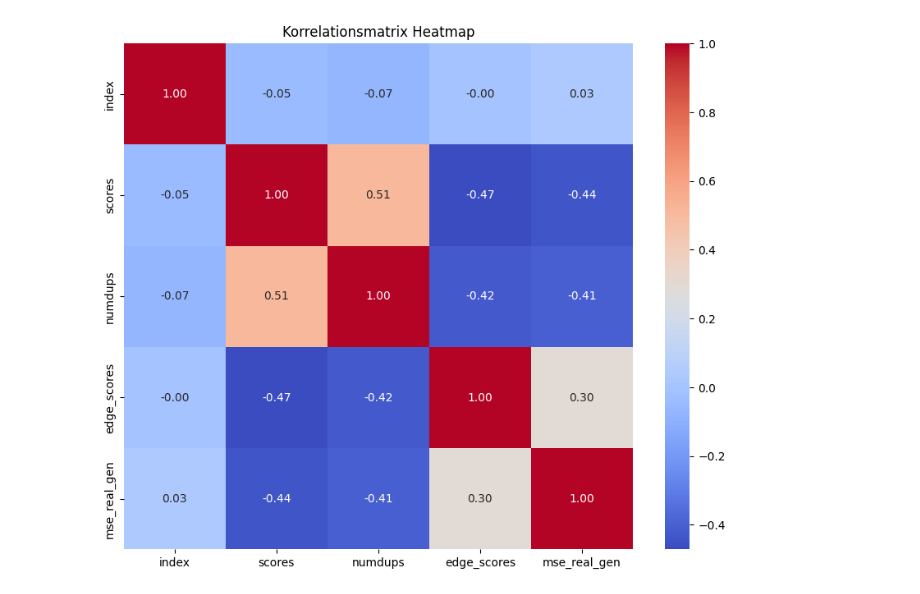
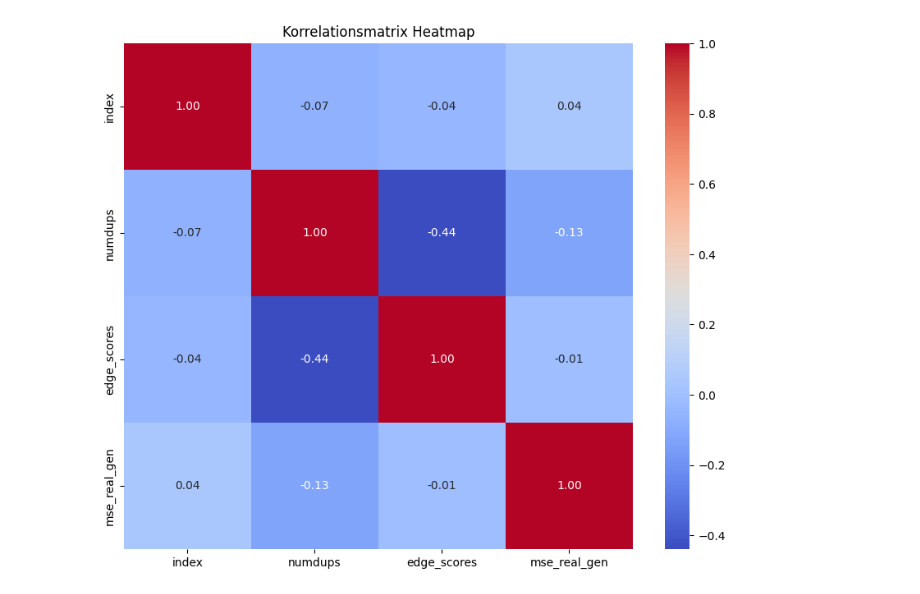
Before and after one commit to BerndSaurugger/onestep-extraction, a Jupyter notebook: test.ipynb, the cells around one changed output. Drawn from its saved outputs; the diff is of its cells as text; code cells hidden in the pictures.

```diff
--- a/test.ipynb
+++ b/test.ipynb
@@ -91,0 +43,5 @@ JPG files: []
+# %%
+from utils.functions import best_scoring, output_images
+
+df = best_scoring(filename="output_parquets/bb_attack_sdv1_30k_full_analyzed",amount=5000, drop=False, sort_by="edge_scores", ascending=False)
+df
@@ -92,17 +62,18 @@ JPG files: []
 # %%
 import seaborn as sns
 import matplotlib.pyplot as plt
 
 # Nur numerische Spalten auswählen
-numeric_df = df_sorted.select_dtypes(include=['number'])
+numeric_df = df.select_dtypes(include=['number'])
+numeric_df.drop(columns=["scores"], inplace=True)
 
 # Korrelation berechnen
 corr = numeric_df.corr()
 
 # Heatmap plotten
 plt.figure(figsize=(10, 8))
 sns.heatmap(corr, annot=True, cmap='coolwarm', fmt=".2f")
 plt.title('Korrelationsmatrix Heatmap')
 plt.show()
 # %% [output]
-[figure, old version]
+[figure, new version]
```
Also changed, not shown: parts of 22 cells of this notebook, 29 other files.
